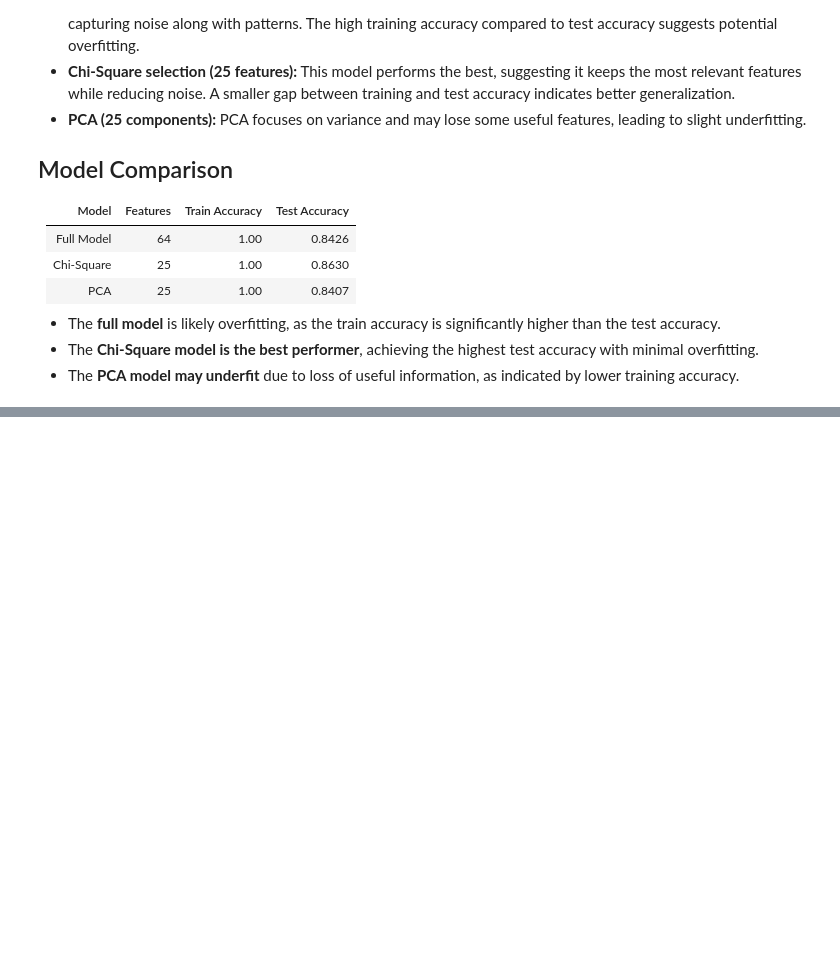
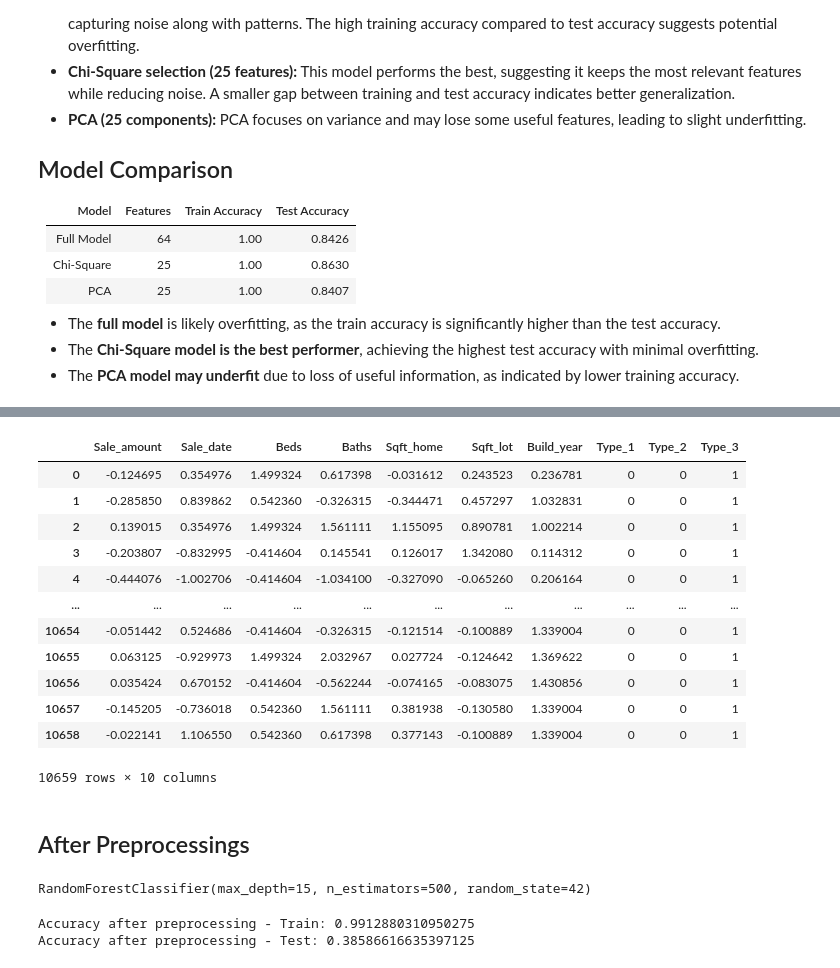
Before and after one commit to andy277/assignment_6_ai, a Jupyter notebook: lab6.ipynb, the cells around one changed output, grey strips where cells are left out. Saved outputs shown, nothing was run; the diff lists cells and outputs as text; code cells hidden in the pictures; blank space fills up the shorter version.

```diff
--- a/lab6.ipynb
+++ b/lab6.ipynb
@@ -94,0 +196,24 @@ PCA reduced feature model accuracy - Train: 1.0000, Test: 0.8407
+# %%
+## Scaling Numerical Features
+scaler = StandardScaler()
+
+cols_to_scale = ['Sale_amount', 'Sale_date', 'Beds', 'Baths', 'Sqft_home', 'Sqft_lot', 'Build_year']
+
+x_processed[cols_to_scale] = scaler.fit_transform(x_processed[cols_to_scale])
+x_processed
+# %% [output]
+|  | Sale_amount | Sale_date | Beds | Baths | Sqft_home | Sqft_lot | Build_year | Type_1 | Type_2 | Type_3 |
+| 0 | -0.124695 | 0.354976 | 1.499324 | 0.617398 | -0.031612 | 0.243523 | 0.236781 | 0 | 0 | 1 |
+| 1 | -0.285850 | 0.839862 | 0.542360 | -0.326315 | -0.344471 | 0.457297 | 1.032831 | 0 | 0 | 1 |
+| 2 | 0.139015 | 0.354976 | 1.499324 | 1.561111 | 1.155095 | 0.890781 | 1.002214 | 0 | 0 | 1 |
+| 3 | -0.203807 | -0.832995 | -0.414604 | 0.145541 | 0.126017 | 1.342080 | 0.114312 | 0 | 0 | 1 |
+| 4 | -0.444076 | -1.002706 | -0.414604 | -1.034100 | -0.327090 | -0.065260 | 0.206164 | 0 | 0 | 1 |
+| ... | ... | ... | ... | ... | ... | ... | ... | ... | ... | ... |
+| 10654 | -0.051442 | 0.524686 | -0.414604 | -0.326315 | -0.121514 | -0.100889 | 1.339004 | 0 | 0 | 1 |
+| 10655 | 0.063125 | -0.929973 | 1.499324 | 2.032967 | 0.027724 | -0.124642 | 1.369622 | 0 | 0 | 1 |
+| 10656 | 0.035424 | 0.670152 | -0.414604 | -0.562244 | -0.074165 | -0.083075 | 1.430856 | 0 | 0 | 1 |
+| 10657 | -0.145205 | -0.736018 | 0.542360 | 1.561111 | 0.381938 | -0.130580 | 1.339004 | 0 | 0 | 1 |
+| 10658 | -0.022141 | 1.106550 | 0.542360 | 0.617398 | 0.377143 | -0.100889 | 1.339004 | 0 | 0 | 1 |
+10659 rows × 10 columns
+# %% [markdown]
+## After Preprocessings
@@ -94,0 +223,5 @@ PCA reduced feature model accuracy - Train: 1.0000, Test: 0.8407
+# %%
+# Train the model after preprocessing
+best_model.fit(x_train_processed, y_train)
+# %% [output]
+RandomForestClassifier(max_depth=15, n_estimators=500, random_state=42)
@@ -94,0 +232,10 @@ PCA reduced feature model accuracy - Train: 1.0000, Test: 0.8407
+# %%
+# Get accuracy after preprocessing
+train_acc_after = accuracy_score(y_train, y_pred_train_after)
+test_acc_after = accuracy_score(y_test, y_pred_test_after)
+
+print("Accuracy after preprocessing - Train:", train_acc_after)
+print("Accuracy after preprocessing - Test:", test_acc_after)
+# %% [output]
+Accuracy after preprocessing - Train: 0.9912880310950275
+Accuracy after preprocessing - Test: 0.38586616635397125
```
Also changed, not shown: parts of 33 cells of this notebook.
